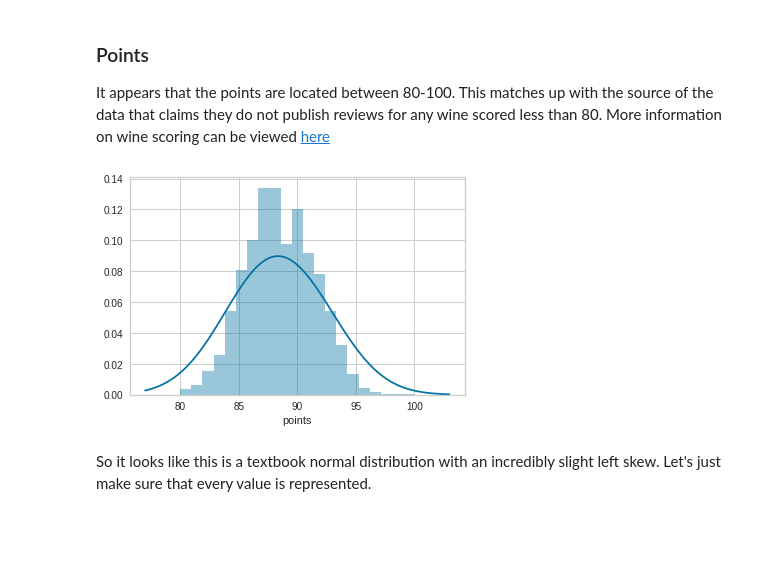
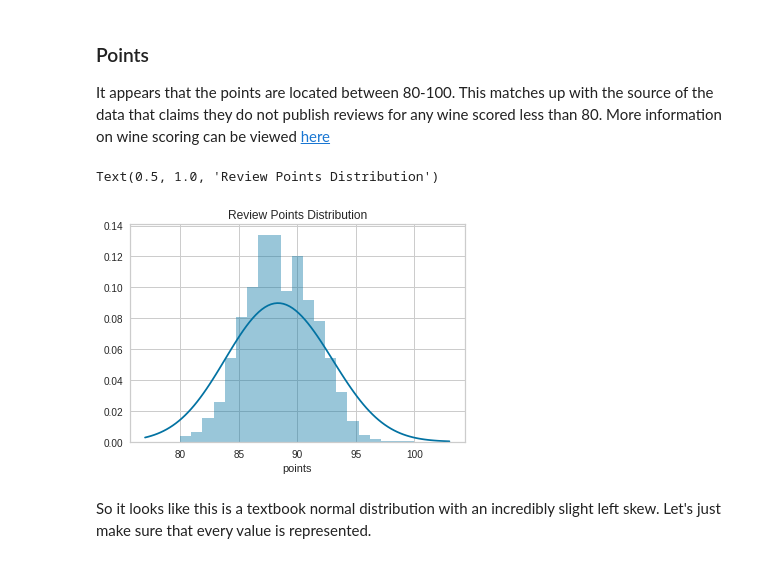
Before and after one commit to AustinDoolittle/WineReviewsNLP, a Jupyter notebook: EDA.ipynb, the cells around one changed output. Cells and saved outputs as stored; diff of their text form; code cells hidden in the pictures; blank space fills up the shorter version.

```diff
--- a/EDA.ipynb
+++ b/EDA.ipynb
@@ -153,9 +154,11 @@ train_df.describe(include='all')
 
 It appears that the points are located between 80-100. This matches up with the source of the data that claims they do not publish reviews for any wine scored less than 80. More information on wine scoring can be viewed [here](https://www.winespectator.com/articles/scoring-scale)
 # %%
-_ = sns.distplot(train_df.points, bins=21, kde_kws={'bw':1})
+_=ax = sns.distplot(train_df.points, bins=21, kde_kws={'bw':1})
+ax.set_title('Review Points Distribution')
 # %% [output]
+Text(0.5, 1.0, 'Review Points Distribution')
-[figure, old version]
+[figure, new version]
 # %% [markdown]
 So it looks like this is a textbook normal distribution with an incredibly slight left skew. Let's just make sure that every value is represented.
 # %%
```
Also changed, not shown: parts of 39 cells of this notebook, 3 other files.
